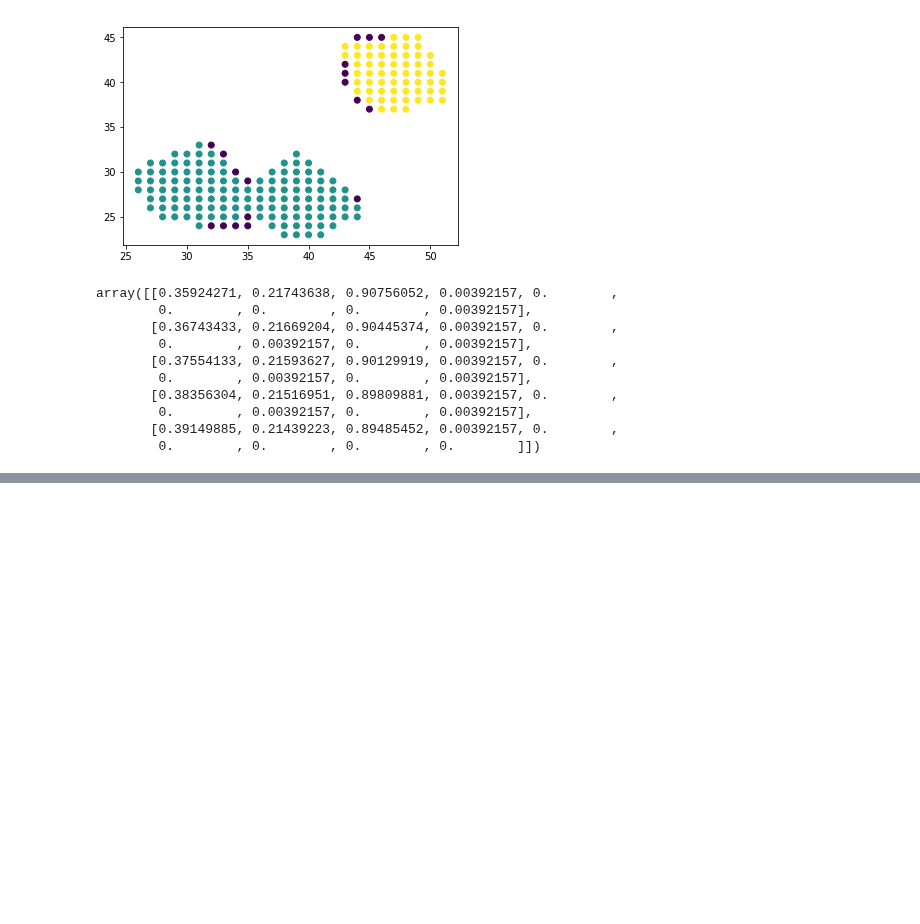
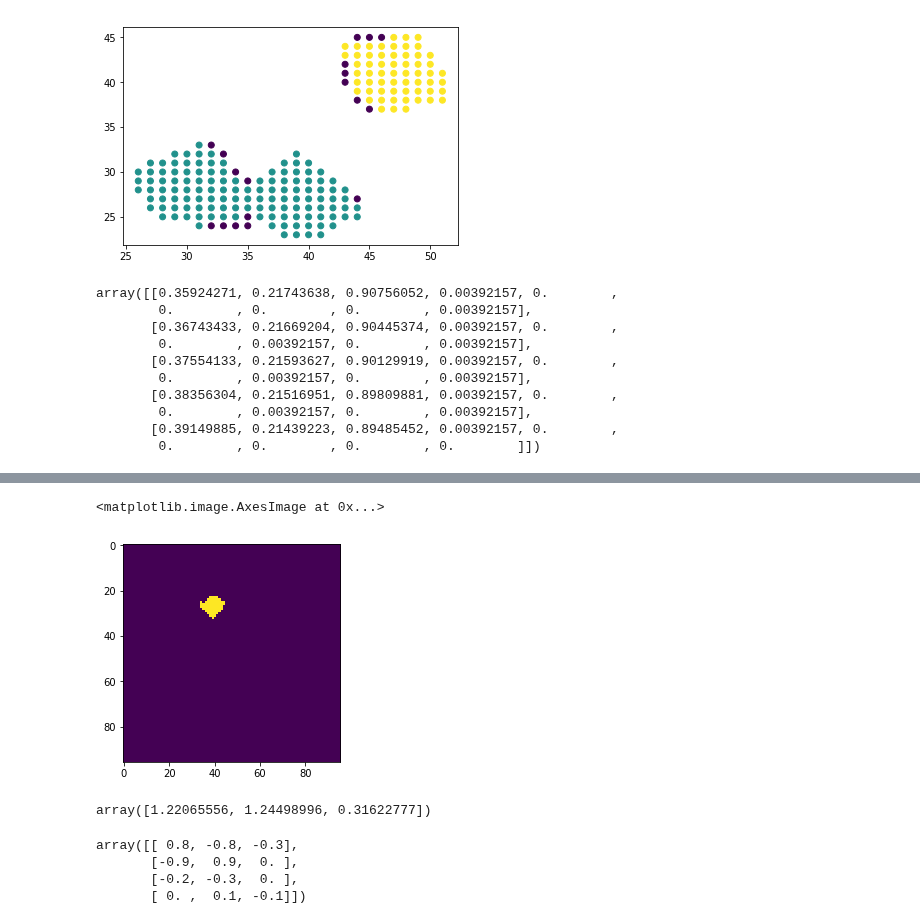
Before and after one commit to hogunkee/ur5_manipulation, a Jupyter notebook: mask_rcnn/Untitled.ipynb, the cells around one changed output, grey strips where cells are left out. Cells and saved outputs as stored; diff of their text form; code cells hidden in the pictures; blank space fills up the shorter version.

```diff
--- a/mask_rcnn/Untitled.ipynb
+++ b/mask_rcnn/Untitled.ipynb
@@ -97,0 +132,20 @@ array([[0.35924271, 0.21743638, 0.90756052, 0.00392157, 0.        ,
+# %%
+_m = m[0].copy()
+cv2.circle(_m, (cY, cX), 1, 1, -1)
+plt.imshow(_m)
+# %% [output]
+<matplotlib.image.AxesImage at 0x...>
+[figure, added]
+# %%
+c1 = np.array([[1, 0, 0], [0, 1, 0], [0, 0, 1], [0.5, 0.5, 0.5]])
+c2 = np.array([[0.2, 0.8, 0.3], [0.9, 0.1, 0], [0.2, 0.3, 1], [0.5, 0.4, 0.6]])
+np.linalg.norm(c1 - c2, axis=0)
+# %% [output]
+array([1.22065556, 1.24498996, 0.31622777])
+# %%
+c1 - c2
+# %% [output]
+array([[ 0.8, -0.8, -0.3],
+       [-0.9,  0.9,  0. ],
+       [-0.2, -0.3,  0. ],
+       [ 0. ,  0.1, -0.1]])
```
Also changed, not shown: parts of 11 cells of this notebook, 1 other file.
